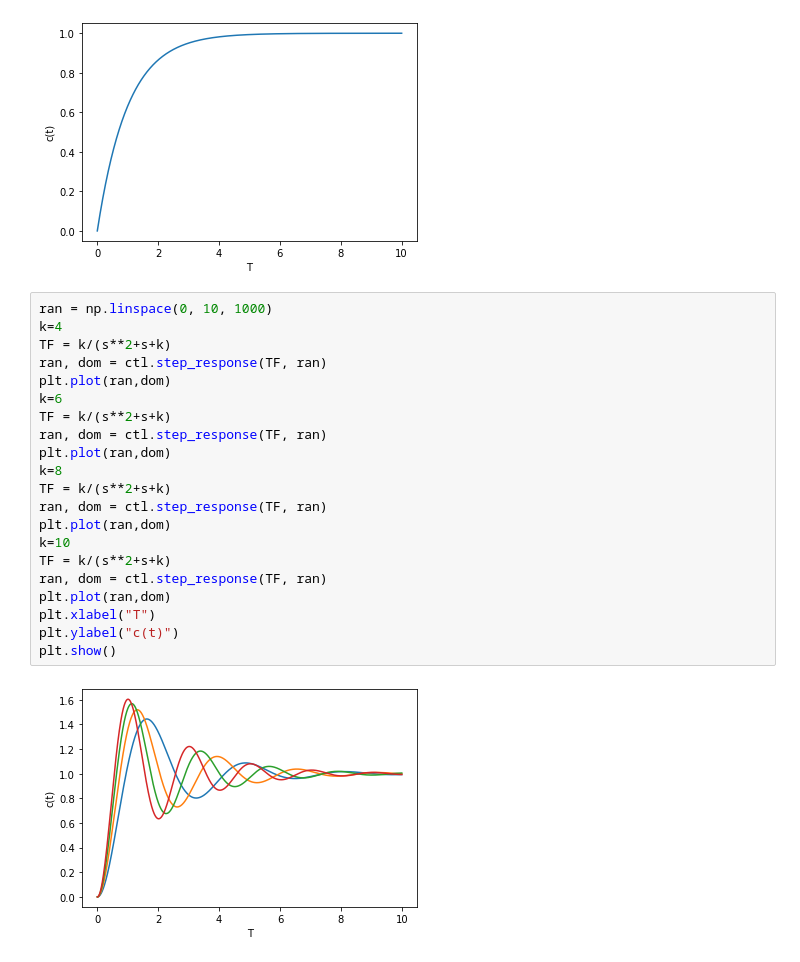
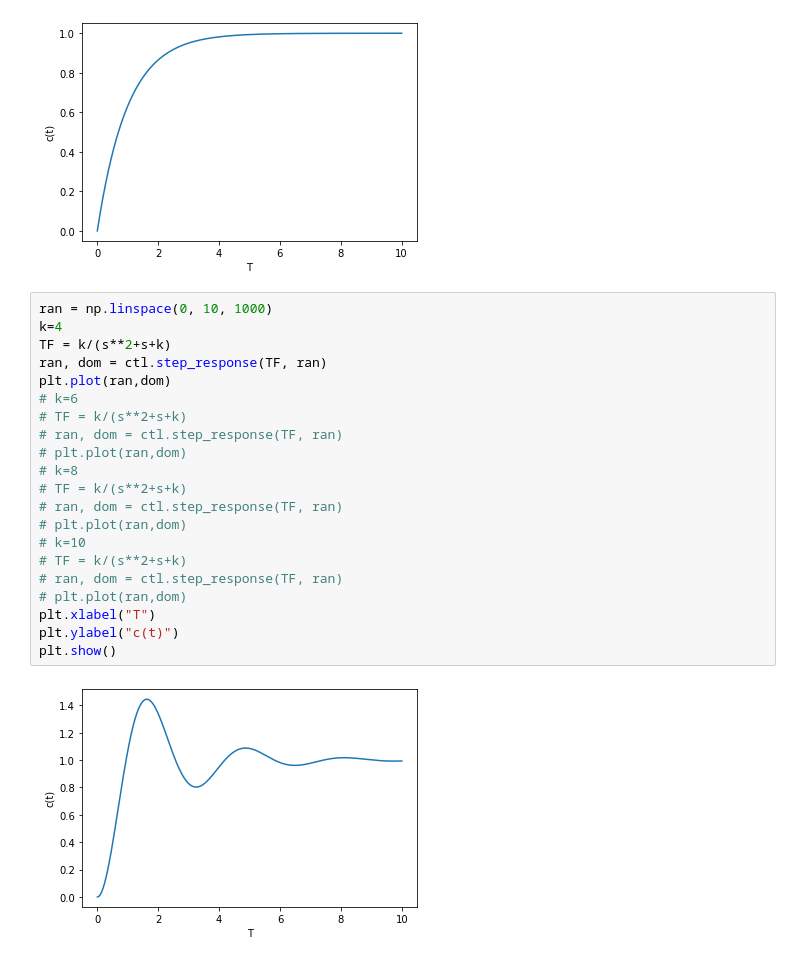
Before and after one commit to sudipnext/nextonPy, a Jupyter notebook: ControlSystem/first&secondorder.ipynb, the cells around one changed output. Saved outputs shown, nothing was run; the diff lists cells and outputs as text.

```diff
--- a/ControlSystem/first&secondorder.ipynb
+++ b/ControlSystem/first&secondorder.ipynb
@@ -19,23 +19,23 @@ plt.show()
 # %%
 ran = np.linspace(0, 10, 1000)
 k=4
 TF = k/(s**2+s+k)
 ran, dom = ctl.step_response(TF, ran)
 plt.plot(ran,dom)
-k=6
-TF = k/(s**2+s+k)
-ran, dom = ctl.step_response(TF, ran)
-plt.plot(ran,dom)
-k=8
-TF = k/(s**2+s+k)
-ran, dom = ctl.step_response(TF, ran)
-plt.plot(ran,dom)
-k=10
-TF = k/(s**2+s+k)
-ran, dom = ctl.step_response(TF, ran)
-plt.plot(ran,dom)
+# k=6
+# TF = k/(s**2+s+k)
+# ran, dom = ctl.step_response(TF, ran)
+# plt.plot(ran,dom)
+# k=8
+# TF = k/(s**2+s+k)
+# ran, dom = ctl.step_response(TF, ran)
+# plt.plot(ran,dom)
+# k=10
+# TF = k/(s**2+s+k)
+# ran, dom = ctl.step_response(TF, ran)
+# plt.plot(ran,dom)
 plt.xlabel("T")
 plt.ylabel("c(t)")
 plt.show()
 # %% [output]
-[figure, old version]
+[figure, new version]
```
Also changed, not shown: 1 other file.
